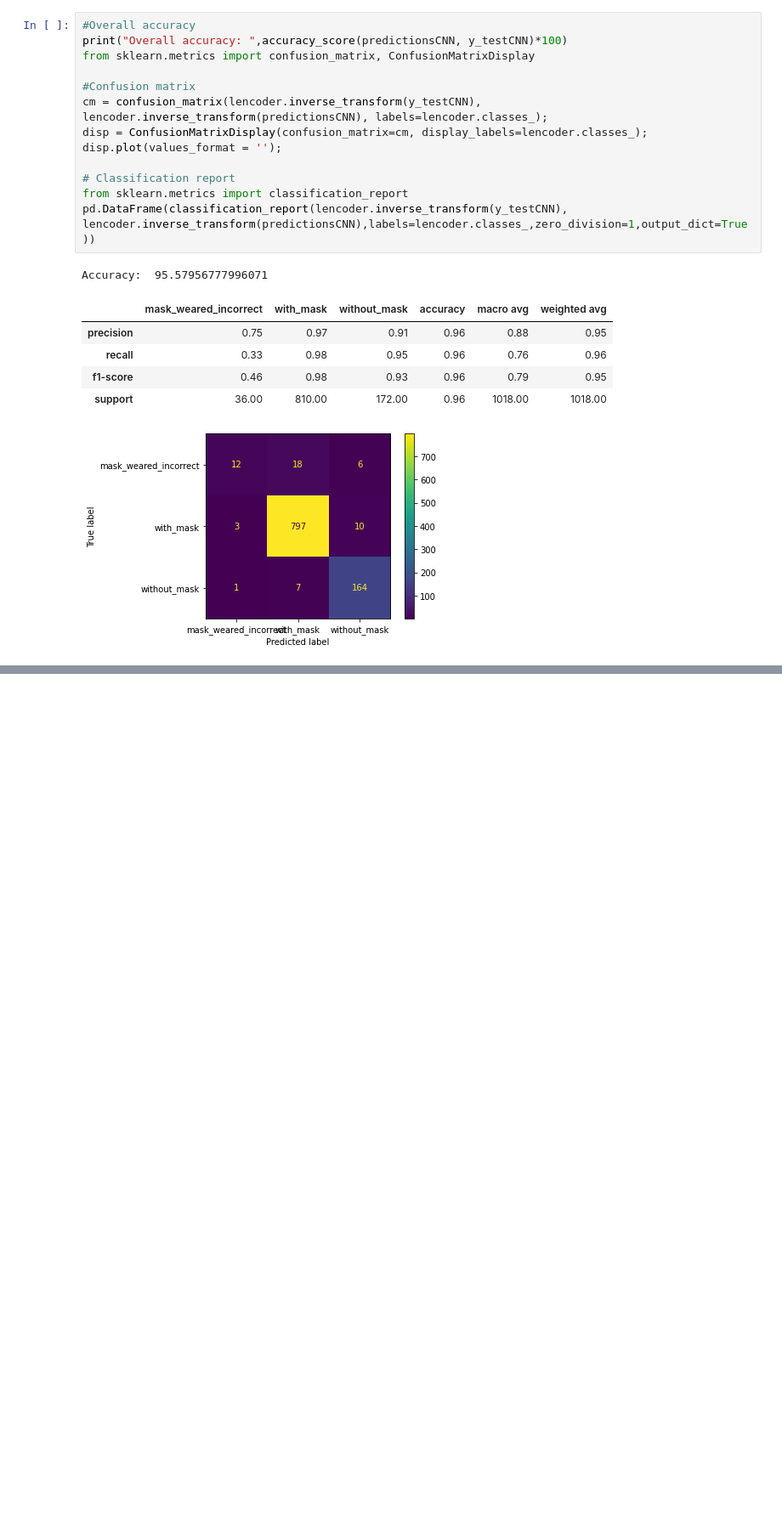
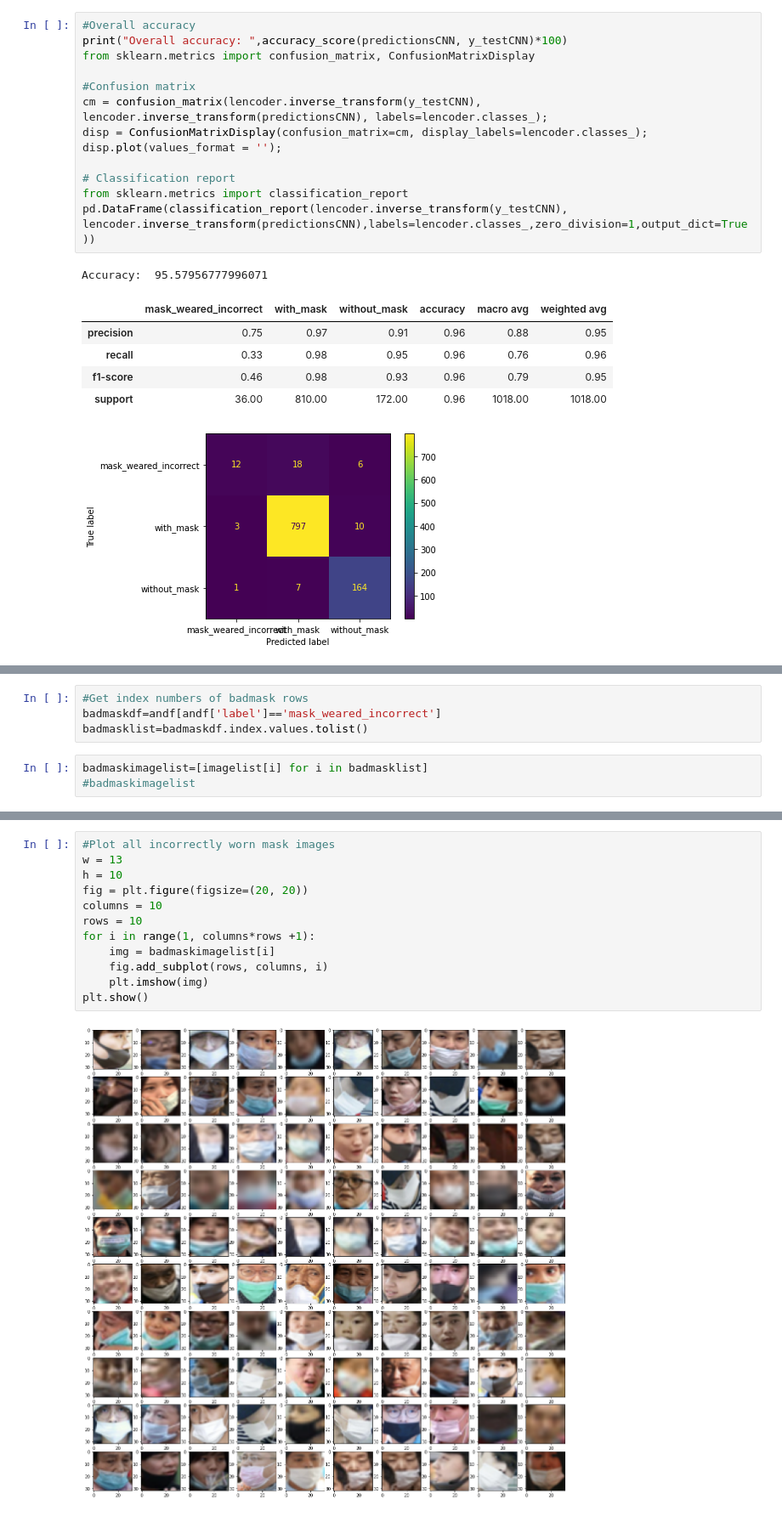
Before and after one commit to mlukan/GDA3B2021, a Jupyter notebook: ProjectFaceMask/facemask_SVM_CNN.ipynb, the cells around one changed output, grey strips where cells are left out. Shown at 85% size. Cells and saved outputs as stored; diff of their text form; blank space fills up the shorter version.

```diff
--- a/ProjectFaceMask/facemask_SVM_CNN.ipynb
+++ b/ProjectFaceMask/facemask_SVM_CNN.ipynb
@@ -377,0 +477,7 @@ Accuracy:  95.57956777996071
+# %%
+#Get index numbers of badmask rows
+badmaskdf=andf[andf['label']=='mask_weared_incorrect']
+badmasklist=badmaskdf.index.values.tolist()
+# %%
+badmaskimagelist=[imagelist[i] for i in badmasklist]
+#badmaskimagelist
@@ -377,0 +490,14 @@ Accuracy:  95.57956777996071
+# %%
+#Plot all incorrectly worn mask images
+w = 13
+h = 10
+fig = plt.figure(figsize=(20, 20))
+columns = 10
+rows = 10
+for i in range(1, columns*rows +1):
+    img = badmaskimagelist[i]
+    fig.add_subplot(rows, columns, i)
+    plt.imshow(img)
+plt.show()
+# %% [output]
+[figure, added]
```
Also changed, not shown: parts of 20 cells of this notebook, 2 other files.
